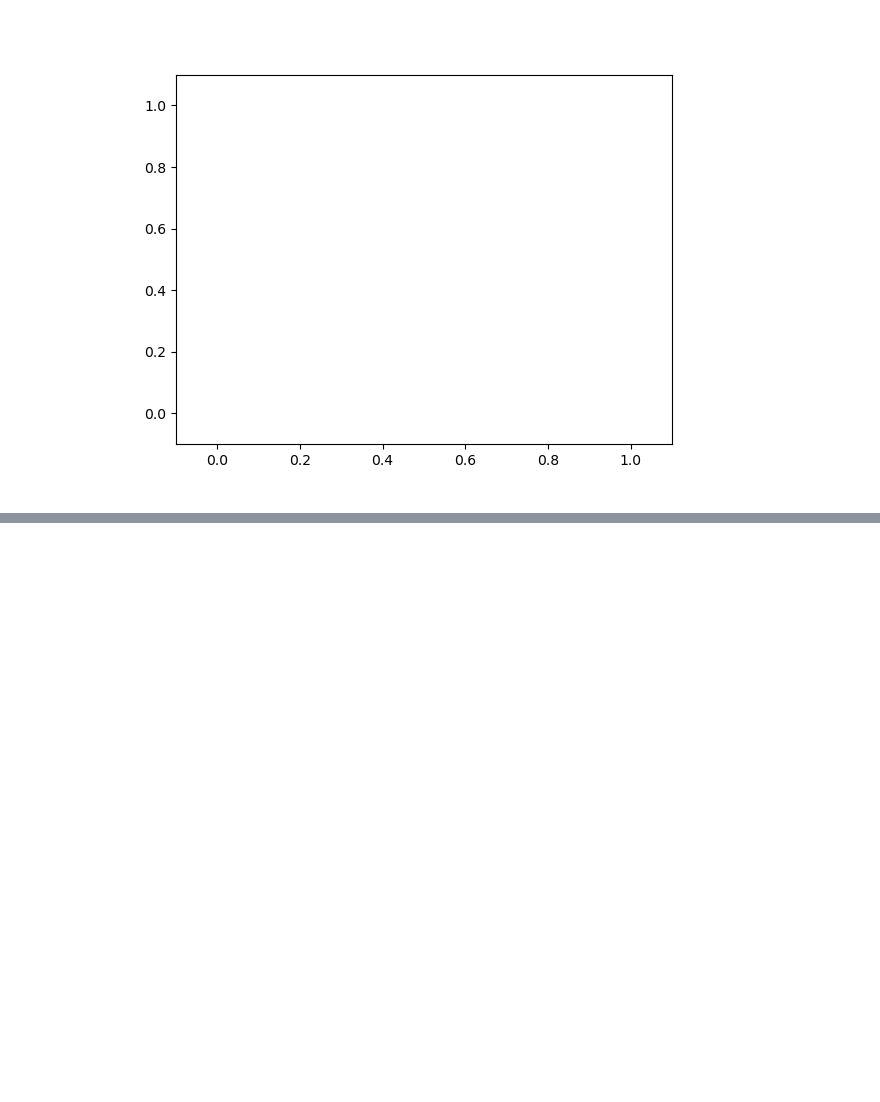
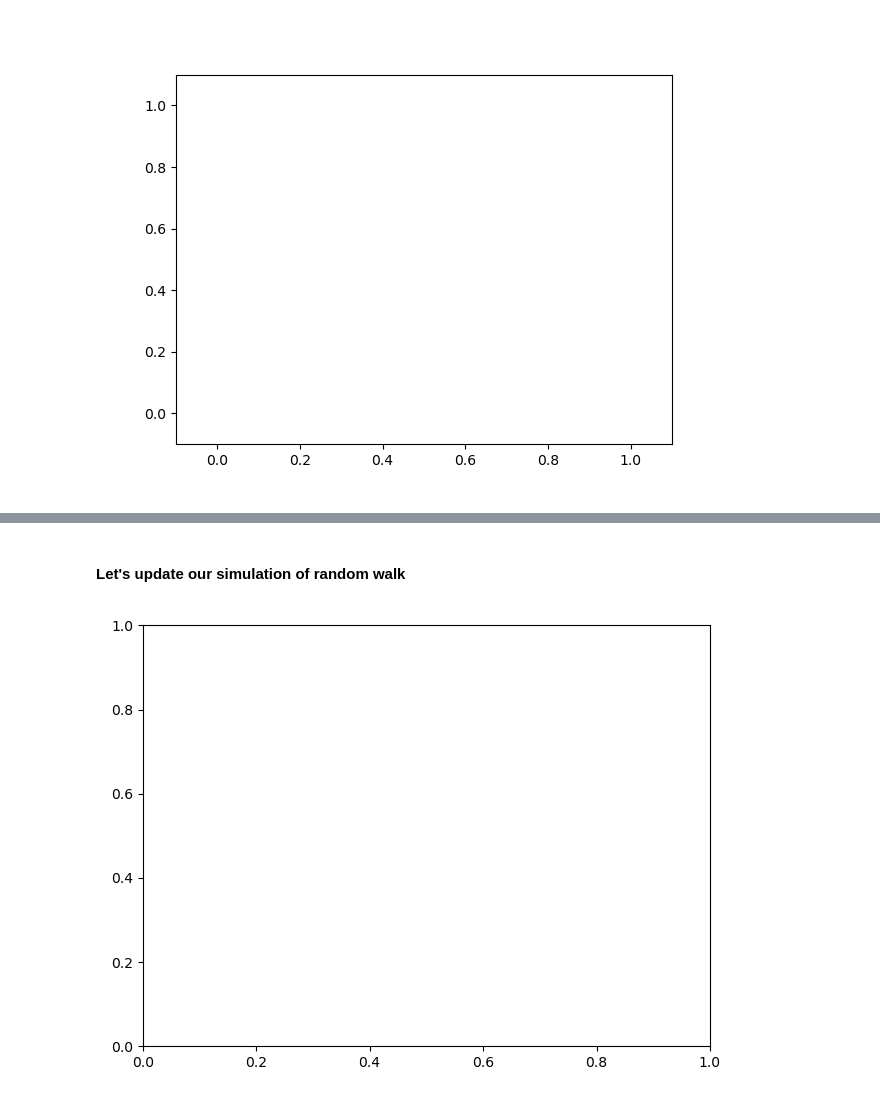
Before and after one commit to Polatucha16/collective_dynamics_lab, a Jupyter notebook: 05 Matplotlib.ipynb, the cells around one changed output, grey strips where cells are left out. Saved outputs shown, nothing was run; the diff lists cells and outputs as text; code cells hidden in the pictures; blank space fills up the shorter version.

```diff
--- a/05 Matplotlib.ipynb
+++ b/05 Matplotlib.ipynb
@@ -316,0 +424,43 @@ plt.show()
+# %% [markdown]
+#### Let's update our simulation of random walk
+# %%
+%matplotlib widget
+
+import numpy as np
+from numpy.random import default_rng, SeedSequence
+
+from itertools import count
+import matplotlib.pyplot as plt
+from matplotlib.animation import FuncAnimation
+
+fig, ax = plt.subplots()
+plt.style.use('bmh')#('fivethirtyeight')
+
+seed = 12345
+num_of_walks = 3
+
+ss = SeedSequence(seed)
+child_seeds = ss.spawn(num_of_walks)
+rngs = [default_rng(s) for s in child_seeds]
+
+index = count()
+x_vals = [-1]
+y_vals = [ [0] for _ in range(num_of_walks)]
+
+def animate(i):
+    x_vals.append(next(index))
+    # below we cannot iterate over y_vals, since we change y_vals during the process
+    for i in range(num_of_walks):
+        y_vals[i].append(y_vals[i][-1] + rngs[i].normal(loc=0.0, scale=1.0))
+    ax.cla()
+    ax.plot(x_vals, y_vals[0], c='tab:blue')
+    ax.plot(x_vals, y_vals[1], c='tab:orange')
+    ax.plot(x_vals, y_vals[2], c='tab:green')
+    return ax,
+
+ani = FuncAnimation(plt.gcf(), animate, interval=100)
+
+plt.tight_layout()
+plt.show()
+# %% [output]
+[figure, added]
```
Also changed, not shown: parts of 28 cells of this notebook.
